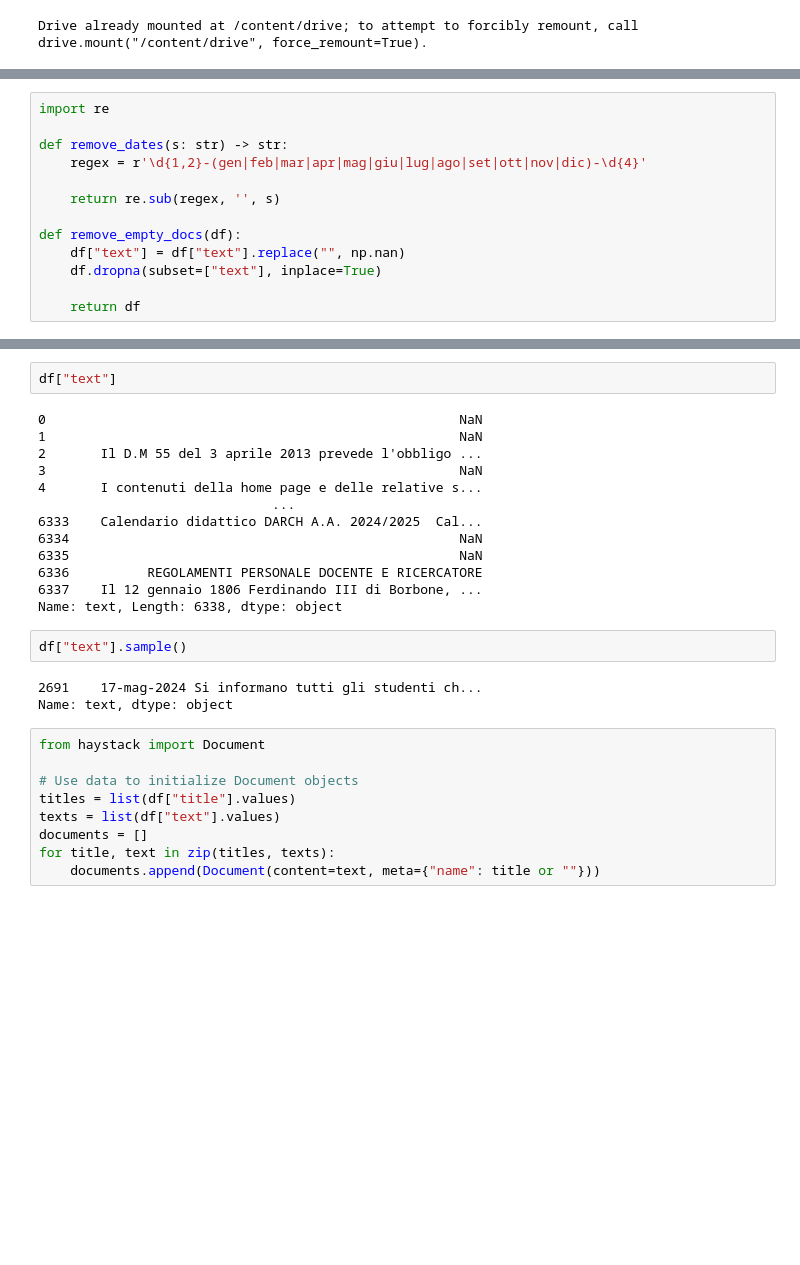
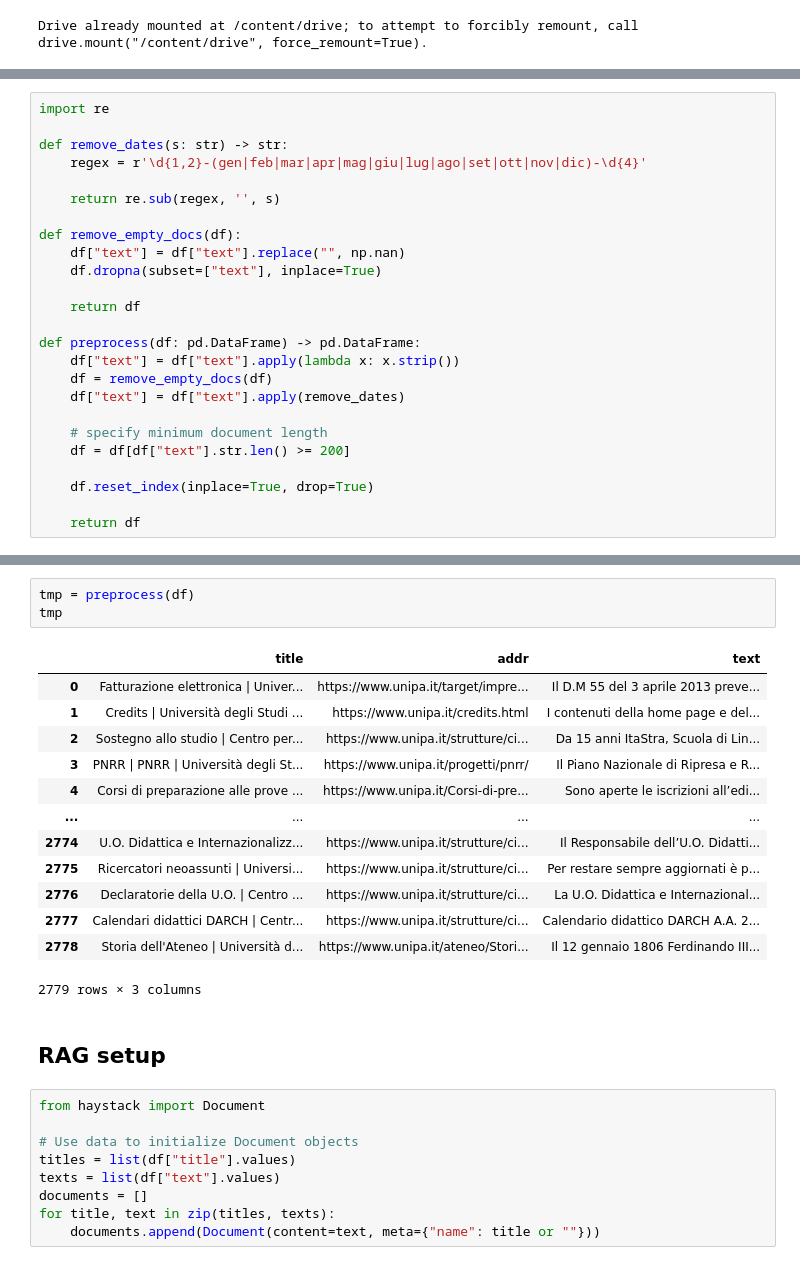
Before and after one commit to pierfrancescomartinello/NLP-Project, a Jupyter notebook: rag.ipynb, the cells around one changed output, grey strips where cells are left out. Cells and saved outputs as stored; diff of their text form; blank space fills up the shorter version.

```diff
--- a/rag.ipynb
+++ b/rag.ipynb
@@ -50,3 +70,15 @@ def remove_empty_docs(df):
     df.dropna(subset=["text"], inplace=True)
 
     return df
+
+def preprocess(df: pd.DataFrame) -> pd.DataFrame:
+    df["text"] = df["text"].apply(lambda x: x.strip())
+    df = remove_empty_docs(df)
+    df["text"] = df["text"].apply(remove_dates)
+
+    # specify minimum document length
+    df = df[df["text"].str.len() >= 200]
+
+    df.reset_index(inplace=True, drop=True)
+
+    return df
@@ -78,23 +85,22 @@ preprocess(df)
-# %%
-df["text"]
-# %% [output]
-0                                                     NaN
-1                                                     NaN
-2       Il D.M 55 del 3 aprile 2013 prevede l'obbligo ...
-3                                                     NaN
-4       I contenuti della home page e delle relative s...
-                              ...
-6333    Calendario didattico DARCH A.A. 2024/2025  Cal...
-6334                                                  NaN
-6335                                                  NaN
-6336          REGOLAMENTI PERSONALE DOCENTE E RICERCATORE
-6337    Il 12 gennaio 1806 Ferdinando III di Borbone, ...
-Name: text, Length: 6338, dtype: object
-# %%
-df["text"].sample()
-# %% [output]
-2691    17-mag-2024 Si informano tutti gli studenti ch...
-Name: text, dtype: object
+# %%
+tmp = preprocess(df)
+tmp
+# %% [output]
+|  | title | addr | text |
+| 0 | Fatturazione elettronica | Univer... | https://www.unipa.it/target/impre... | Il D.M 55 del 3 aprile 2013 preve... |
+| 1 | Credits | Università degli Studi ... | https://www.unipa.it/credits.html | I contenuti della home page e del... |
+| 2 | Sostegno allo studio | Centro per... | https://www.unipa.it/strutture/ci... | Da 15 anni ItaStra, Scuola di Lin... |
+| 3 | PNRR | PNRR | Università degli St... | https://www.unipa.it/progetti/pnrr/ | Il Piano Nazionale di Ripresa e R... |
+| 4 | Corsi di preparazione alle prove ... | https://www.unipa.it/Corsi-di-pre... | Sono aperte le iscrizioni all’edi... |
+| ... | ... | ... | ... |
+| 2774 | U.O. Didattica e Internazionalizz... | https://www.unipa.it/strutture/ci... | Il Responsabile dell’U.O. Didatti... |
+| 2775 | Ricercatori neoassunti | Universi... | https://www.unipa.it/strutture/ci... | Per restare sempre aggiornati è p... |
+| 2776 | Declaratorie della U.O. | Centro ... | https://www.unipa.it/strutture/ci... | La U.O. Didattica e Internazional... |
+| 2777 | Calendari didattici DARCH | Centr... | https://www.unipa.it/strutture/ci... | Calendario didattico DARCH A.A. 2... |
+| 2778 | Storia dell'Ateneo | Università d... | https://www.unipa.it/ateneo/Stori... | Il 12 gennaio 1806 Ferdinando III... |
+2779 rows × 3 columns
+# %% [markdown]
+## RAG setup
 # %%
 from haystack import Document
 
```
Also changed, not shown: parts of 10 cells of this notebook.
